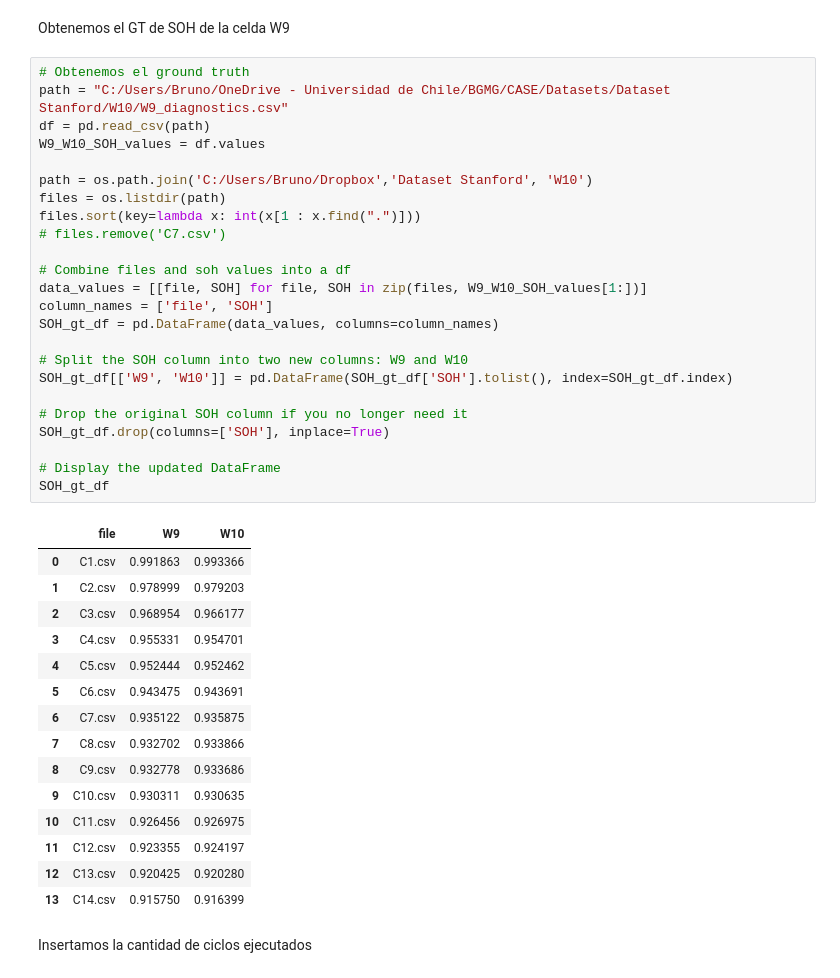
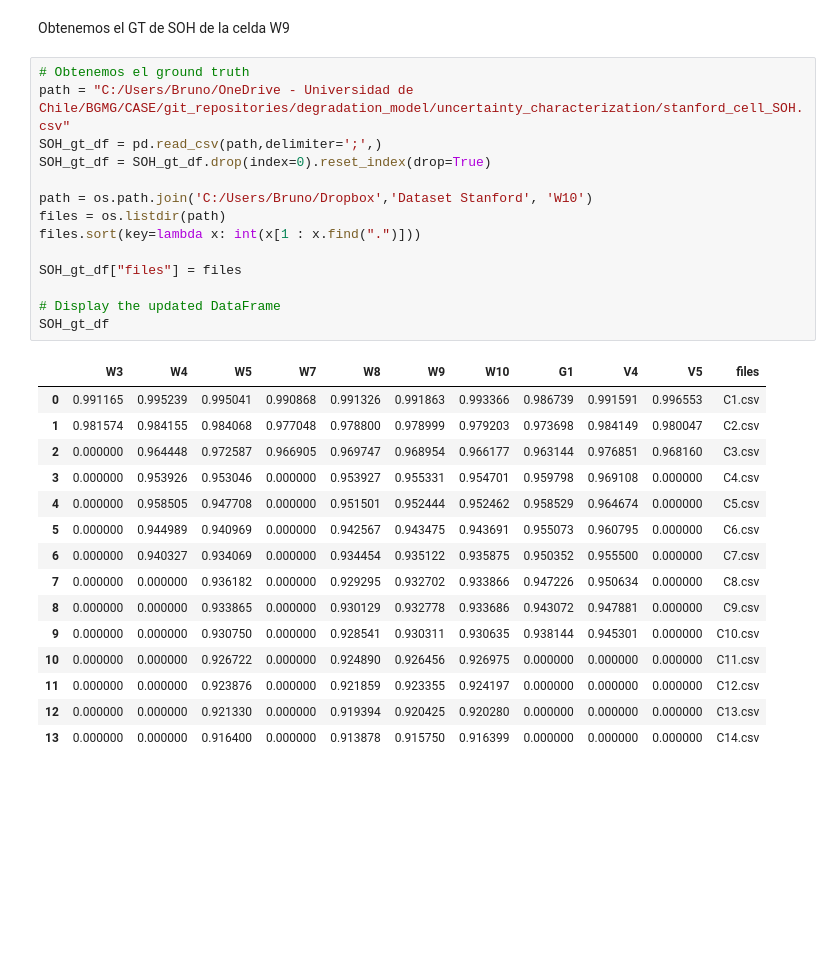
Before and after one commit to AXS-Rose/degradation_model, a Jupyter notebook: uncertainty_characterization/stanford_analysis.ipynb, the cells around one changed output. Cells and saved outputs as stored; diff of their text form; blank space fills up the shorter version.

Commit message:
OFICIAL - caracterización de incertidumbre del eta en stanford.

```diff
--- a/uncertainty_characterization/stanford_analysis.ipynb
+++ b/uncertainty_characterization/stanford_analysis.ipynb
@@ -8,43 +8,31 @@ import csv
 Obtenemos el GT de SOH de la celda W9
 # %%
 # Obtenemos el ground truth
-path = "C:/Users/Bruno/OneDrive - Universidad de Chile/BGMG/CASE/Datasets/Dataset Stanford/W10/W9_diagnostics.csv"
-df = pd.read_csv(path)
-W9_W10_SOH_values = df.values
+path = "C:/Users/Bruno/OneDrive - Universidad de Chile/BGMG/CASE/git_repositories/degradation_model/uncertainty_characterization/stanford_cell_SOH.csv"
+SOH_gt_df = pd.read_csv(path,delimiter=';',)
+SOH_gt_df = SOH_gt_df.drop(index=0).reset_index(drop=True)
 
 path = os.path.join('C:/Users/Bruno/Dropbox','Dataset Stanford', 'W10')
 files = os.listdir(path)
 files.sort(key=lambda x: int(x[1 : x.find(".")]))
-# files.remove('C7.csv')
 
-# Combine files and soh values into a df
-data_values = [[file, SOH] for file, SOH in zip(files, W9_W10_SOH_values[1:])]
-column_names = ['file', 'SOH']
-SOH_gt_df = pd.DataFrame(data_values, columns=column_names)
-
-# Split the SOH column into two new columns: W9 and W10
-SOH_gt_df[['W9', 'W10']] = pd.DataFrame(SOH_gt_df['SOH'].tolist(), index=SOH_gt_df.index)
-
-# Drop the original SOH column if you no longer need it
-SOH_gt_df.drop(columns=['SOH'], inplace=True)
+SOH_gt_df["files"] = files
 
 # Display the updated DataFrame
 SOH_gt_df
 # %% [output]
-|  | file | W9 | W10 |
-| 0 | C1.csv | 0.991863 | 0.993366 |
-| 1 | C2.csv | 0.978999 | 0.979203 |
-| 2 | C3.csv | 0.968954 | 0.966177 |
-| 3 | C4.csv | 0.955331 | 0.954701 |
-| 4 | C5.csv | 0.952444 | 0.952462 |
-| 5 | C6.csv | 0.943475 | 0.943691 |
-| 6 | C7.csv | 0.935122 | 0.935875 |
-| 7 | C8.csv | 0.932702 | 0.933866 |
-| 8 | C9.csv | 0.932778 | 0.933686 |
-| 9 | C10.csv | 0.930311 | 0.930635 |
-| 10 | C11.csv | 0.926456 | 0.926975 |
-| 11 | C12.csv | 0.923355 | 0.924197 |
-| 12 | C13.csv | 0.920425 | 0.920280 |
-| 13 | C14.csv | 0.915750 | 0.916399 |
+|  | W3 | W4 | W5 | W7 | W8 | W9 | W10 | G1 | V4 | V5 | files |
+| 0 | 0.991165 | 0.995239 | 0.995041 | 0.990868 | 0.991326 | 0.991863 | 0.993366 | 0.986739 | 0.991591 | 0.996553 | C1.csv |
+| 1 | 0.981574 | 0.984155 | 0.984068 | 0.977048 | 0.978800 | 0.978999 | 0.979203 | 0.973698 | 0.984149 | 0.980047 | C2.csv |
+| 2 | 0.000000 | 0.964448 | 0.972587 | 0.966905 | 0.969747 | 0.968954 | 0.966177 | 0.963144 | 0.976851 | 0.968160 | C3.csv |
+| 3 | 0.000000 | 0.953926 | 0.953046 | 0.000000 | 0.953927 | 0.955331 | 0.954701 | 0.959798 | 0.969108 | 0.000000 | C4.csv |
+| 4 | 0.000000 | 0.958505 | 0.947708 | 0.000000 | 0.951501 | 0.952444 | 0.952462 | 0.958529 | 0.964674 | 0.000000 | C5.csv |
+| 5 | 0.000000 | 0.944989 | 0.940969 | 0.000000 | 0.942567 | 0.943475 | 0.943691 | 0.955073 | 0.960795 | 0.000000 | C6.csv |
+| 6 | 0.000000 | 0.940327 | 0.934069 | 0.000000 | 0.934454 | 0.935122 | 0.935875 | 0.950352 | 0.955500 | 0.000000 | C7.csv |
+| 7 | 0.000000 | 0.000000 | 0.936182 | 0.000000 | 0.929295 | 0.932702 | 0.933866 | 0.947226 | 0.950634 | 0.000000 | C8.csv |
+| 8 | 0.000000 | 0.000000 | 0.933865 | 0.000000 | 0.930129 | 0.932778 | 0.933686 | 0.943072 | 0.947881 | 0.000000 | C9.csv |
+| 9 | 0.000000 | 0.000000 | 0.930750 | 0.000000 | 0.928541 | 0.930311 | 0.930635 | 0.938144 | 0.945301 | 0.000000 | C10.csv |
+| 10 | 0.000000 | 0.000000 | 0.926722 | 0.000000 | 0.924890 | 0.926456 | 0.926975 | 0.000000 | 0.000000 | 0.000000 | C11.csv |
+| 11 | 0.000000 | 0.000000 | 0.923876 | 0.000000 | 0.921859 | 0.923355 | 0.924197 | 0.000000 | 0.000000 | 0.000000 | C12.csv |
+| 12 | 0.000000 | 0.000000 | 0.921330 | 0.000000 | 0.919394 | 0.920425 | 0.920280 | 0.000000 | 0.000000 | 0.000000 | C13.csv |
+| 13 | 0.000000 | 0.000000 | 0.916400 | 0.000000 | 0.913878 | 0.915750 | 0.916399 | 0.000000 | 0.000000 | 0.000000 | C14.csv |
-# %% [markdown]
-Insertamos la cantidad de ciclos ejecutados
```
Also changed, not shown: parts of 12 cells of this notebook.
